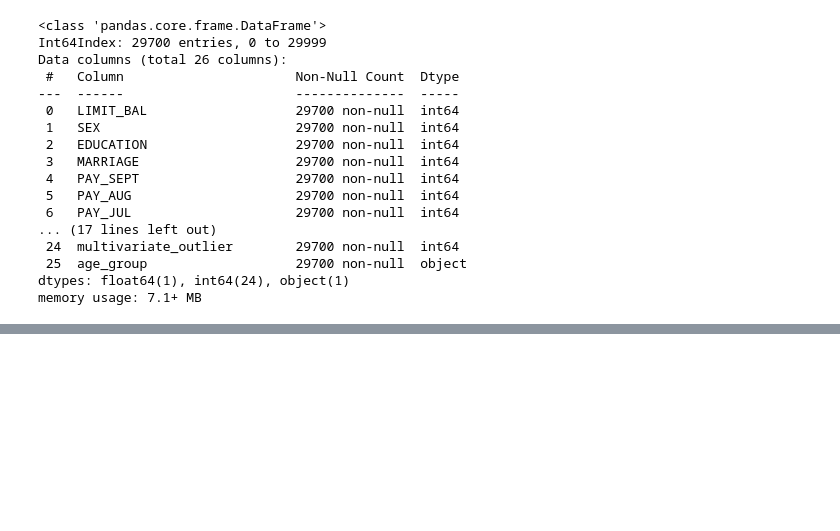
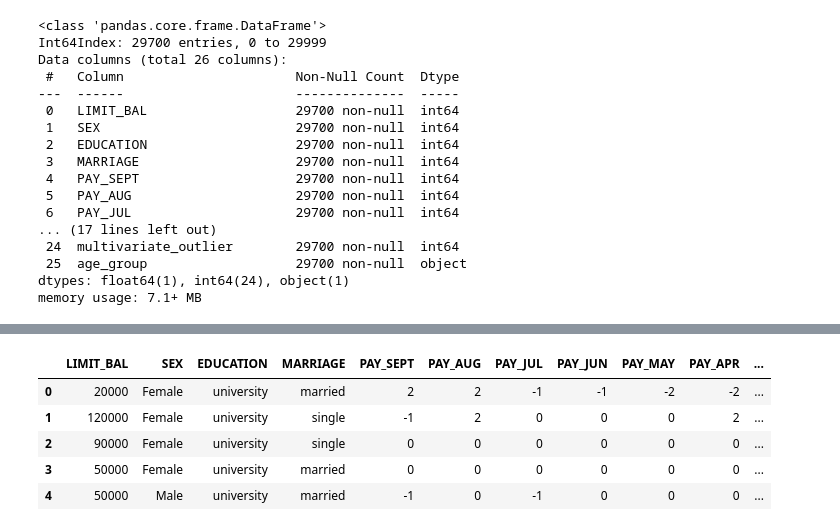
Before and after one commit to Sivaramaguhan/Credit-card-default-prediction, a Jupyter notebook: Guhan_Credit_Card_Default_Prediction_Capstone_Project.ipynb, the cells around one changed output, grey strips where cells are left out. Saved outputs shown, nothing was run; the diff lists cells and outputs as text; code cells hidden in the pictures; blank space fills up the shorter version.

```diff
--- a/Guhan_Credit_Card_Default_Prediction_Capstone_Project.ipynb
+++ b/Guhan_Credit_Card_Default_Prediction_Capstone_Project.ipynb
@@ -604,0 +621,14 @@ memory usage: 7.1+ MB
+# %%
+#maping numerical value to categorical for easy understanding
+X['SEX']=X['SEX'].map({1:'Male',2:'Female'})
+X['EDUCATION']=X['EDUCATION'].map({1 : 'graduate school', 2 : 'university', 3 : 'high school', 4 : 'other',5:'other',6:'other',0:'other'})
+X['MARRIAGE']=X['MARRIAGE'].map({1 : 'married', 2 : 'single', 3 : 'others',0 : 'others'})
+
+X.head()
+# %% [output]
+|  | LIMIT_BAL | SEX | EDUCATION | MARRIAGE | PAY_SEPT | PAY_AUG | PAY_JUL | PAY_JUN | PAY_MAY | PAY_APR | ... |
+| 0 | 20000 | Female | university | married | 2 | 2 | -1 | -1 | -2 | -2 | ... |
+| 1 | 120000 | Female | university | single | -1 | 2 | 0 | 0 | 0 | 2 | ... |
+| 2 | 90000 | Female | university | single | 0 | 0 | 0 | 0 | 0 | 0 | ... |
+| 3 | 50000 | Female | university | married | 0 | 0 | 0 | 0 | 0 | 0 | ... |
+| 4 | 50000 | Male | university | married | -1 | 0 | -1 | 0 | 0 | 0 | ... |
```
Also changed, not shown: parts of 23 cells of this notebook.
